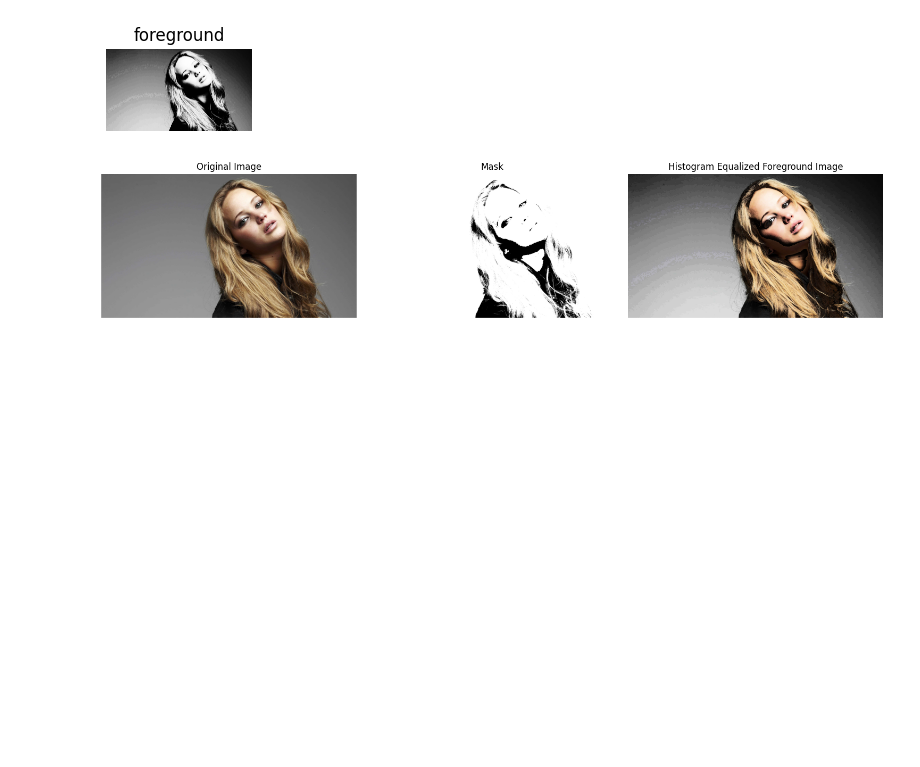
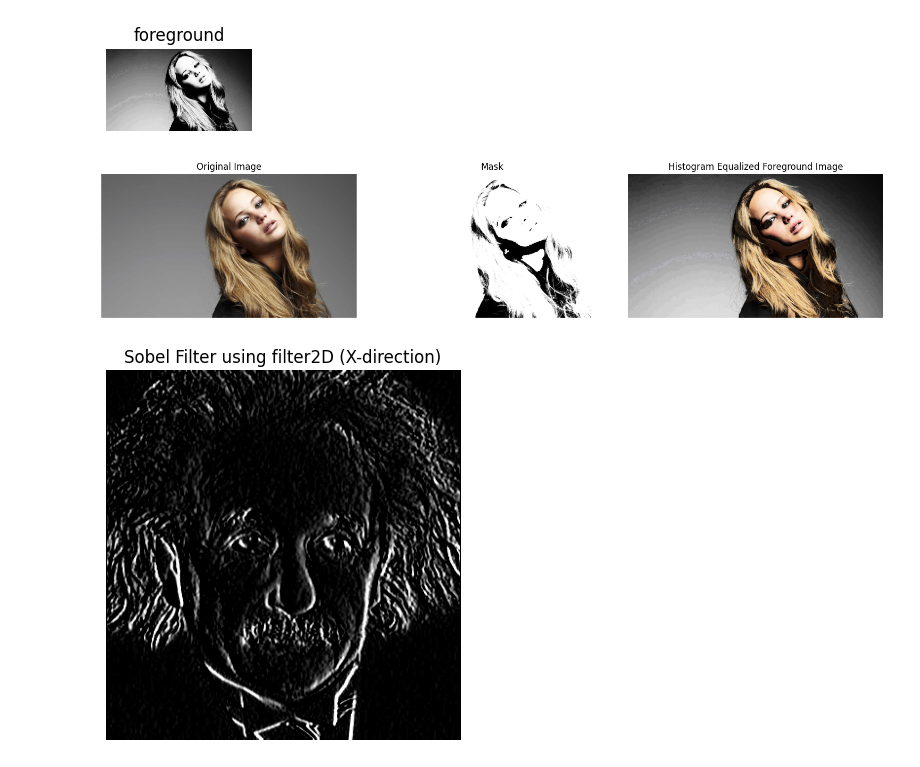
Before and after one commit to Bashinigamage/computer_vision, a Jupyter notebook: Assignment_1.ipynb, the cells around one changed output. Cells and saved outputs as stored; diff of their text form; code cells hidden in the pictures; blank space fills up the shorter version.

```diff
--- a/Assignment_1.ipynb
+++ b/Assignment_1.ipynb
@@ -630,0 +629,24 @@ plt.show()
+# %%
+#(a) Using the existing filter2D to Sobel filter the image.
+
+import cv2
+import numpy as np
+import matplotlib.pyplot as plt
+
+# Load grayscale image
+img = cv2.imread('images/einstein.png', cv2.IMREAD_GRAYSCALE)
+
+# Define Sobel kernel for x-direction
+sobel_kernel_x = np.array([[1, 0, -1],
+                           [2, 0, -2],
+                           [1, 0, -1]])
+
+# Apply filter2D
+sobel_x = cv2.filter2D(img, -1, sobel_kernel_x)
+
+plt.imshow(sobel_x, cmap='gray')
+plt.title('Sobel Filter using filter2D (X-direction)')
+plt.axis('off')
+plt.show()
+# %% [output]
+[figure, added]
```
Also changed, not shown: parts of 5 cells of this notebook.
